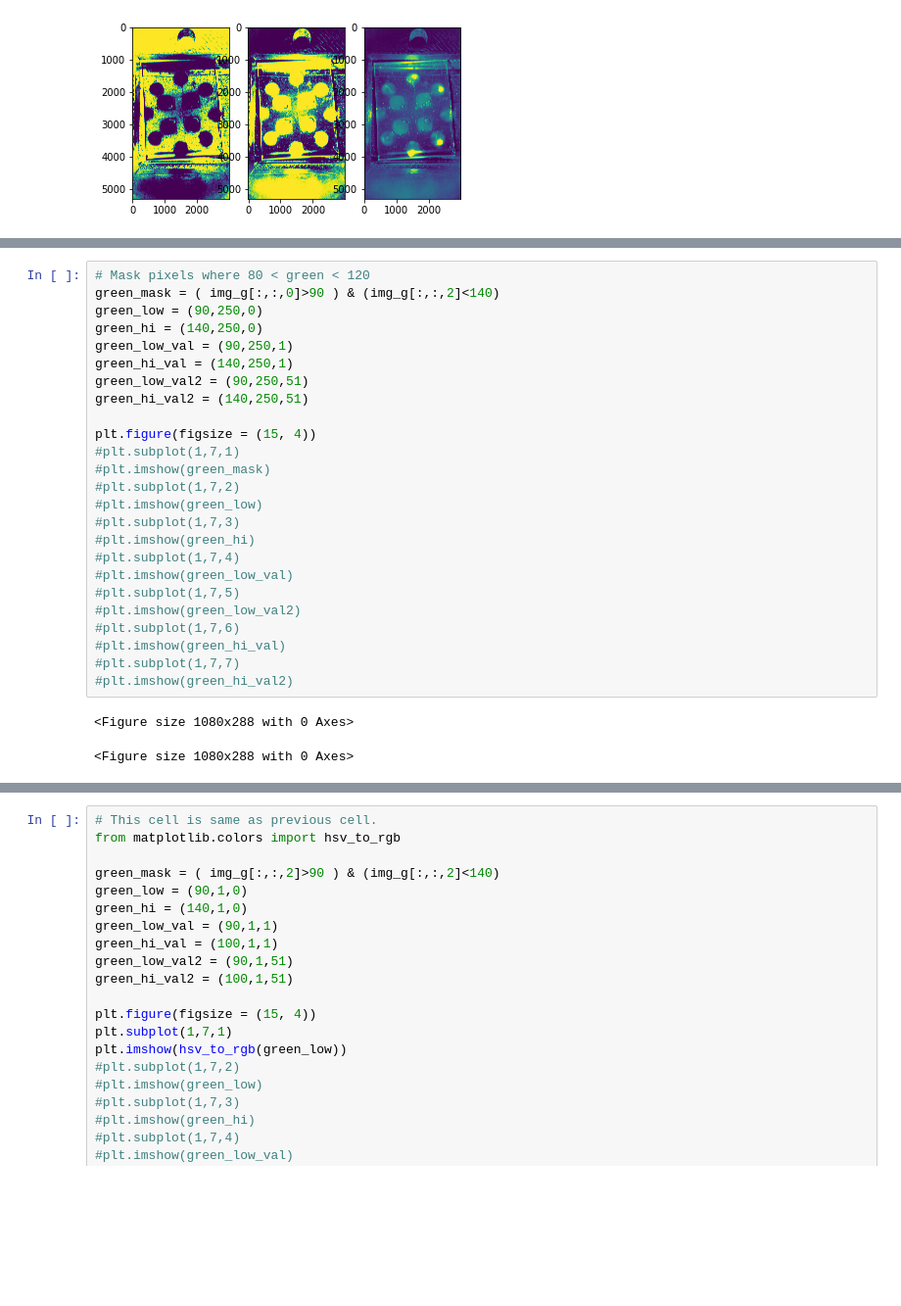
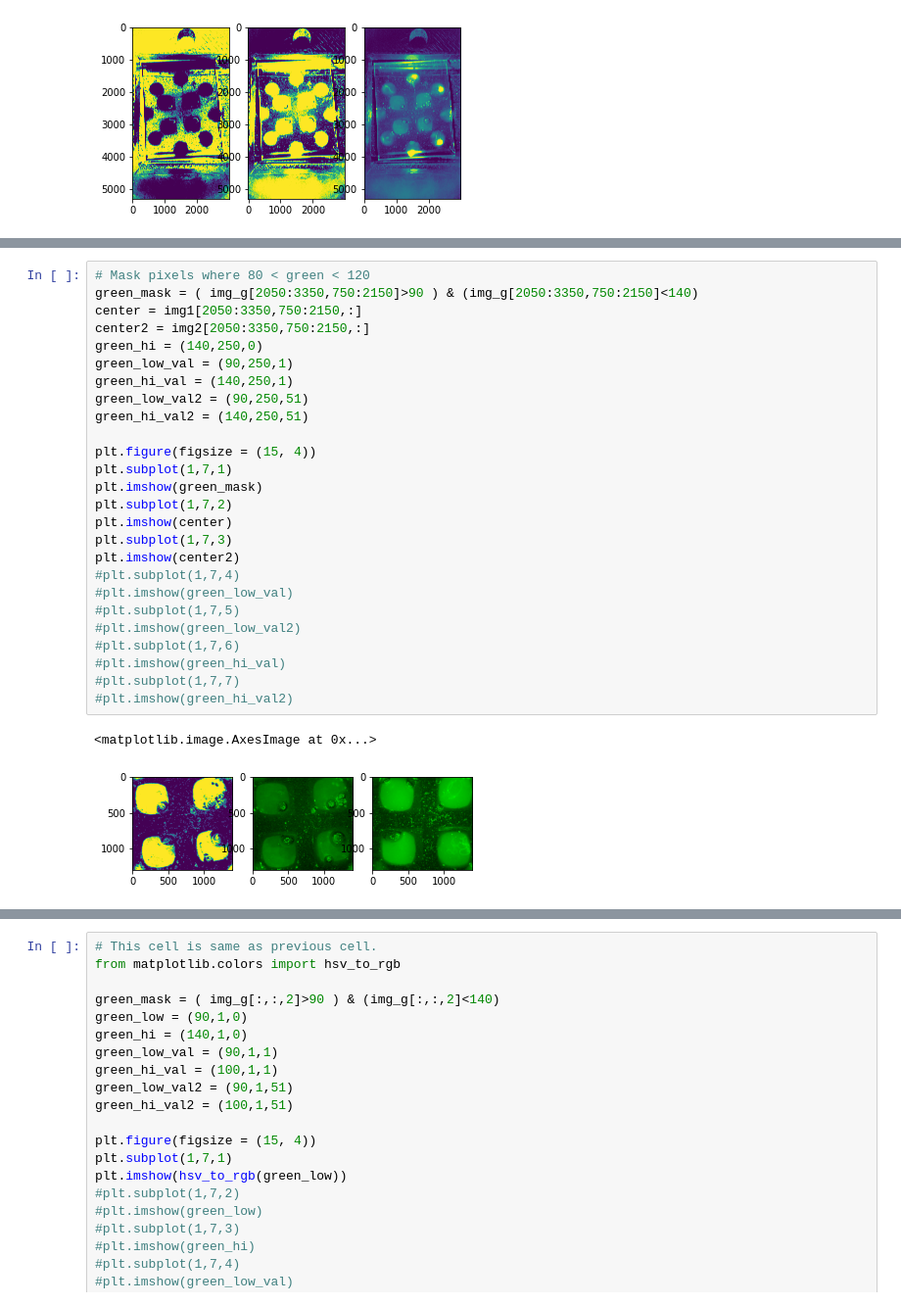
Before and after one commit to ncsu-landscape-dynamics/LAMP_assay_automation, a Jupyter notebook: hybridPyTorchImSeg.ipynb, the cells around one changed output, grey strips where cells are left out. Shown at 98% size. Saved outputs shown, nothing was run; the diff lists cells and outputs as text; blank space fills up the shorter version.

```diff
--- a/hybridPyTorchImSeg.ipynb
+++ b/hybridPyTorchImSeg.ipynb
@@ -124,28 +142,29 @@ plt.imshow(img_g[:,:,0]>150)
 # %%
 # Mask pixels where 80 < green < 120
-green_mask = ( img_g[:,:,0]>90 ) & (img_g[:,:,2]<140)
-green_low = (90,250,0)
+green_mask = ( img_g[2050:3350,750:2150]>90 ) & (img_g[2050:3350,750:2150]<140)
+center = img1[2050:3350,750:2150,:]
+center2 = img2[2050:3350,750:2150,:]
 green_hi = (140,250,0)
 green_low_val = (90,250,1)
 green_hi_val = (140,250,1)
 green_low_val2 = (90,250,51)
 green_hi_val2 = (140,250,51)
 
 plt.figure(figsize = (15, 4))
-#plt.subplot(1,7,1)
-#plt.imshow(green_mask)
-#plt.subplot(1,7,2)
-#plt.imshow(green_low)
-#plt.subplot(1,7,3)
-#plt.imshow(green_hi)
+plt.subplot(1,7,1)
+plt.imshow(green_mask)
+plt.subplot(1,7,2)
+plt.imshow(center)
+plt.subplot(1,7,3)
+plt.imshow(center2)
 #plt.subplot(1,7,4)
 #plt.imshow(green_low_val)
 #plt.subplot(1,7,5)
 #plt.imshow(green_low_val2)
 #plt.subplot(1,7,6)
 #plt.imshow(green_hi_val)
 #plt.subplot(1,7,7)
 #plt.imshow(green_hi_val2)
 # %% [output]
-<Figure size 1080x288 with 0 Axes>
+<matplotlib.image.AxesImage at 0x...>
-<Figure size 1080x288 with 0 Axes>
+[figure, added]
```
Also changed, not shown: parts of 13 cells of this notebook.
